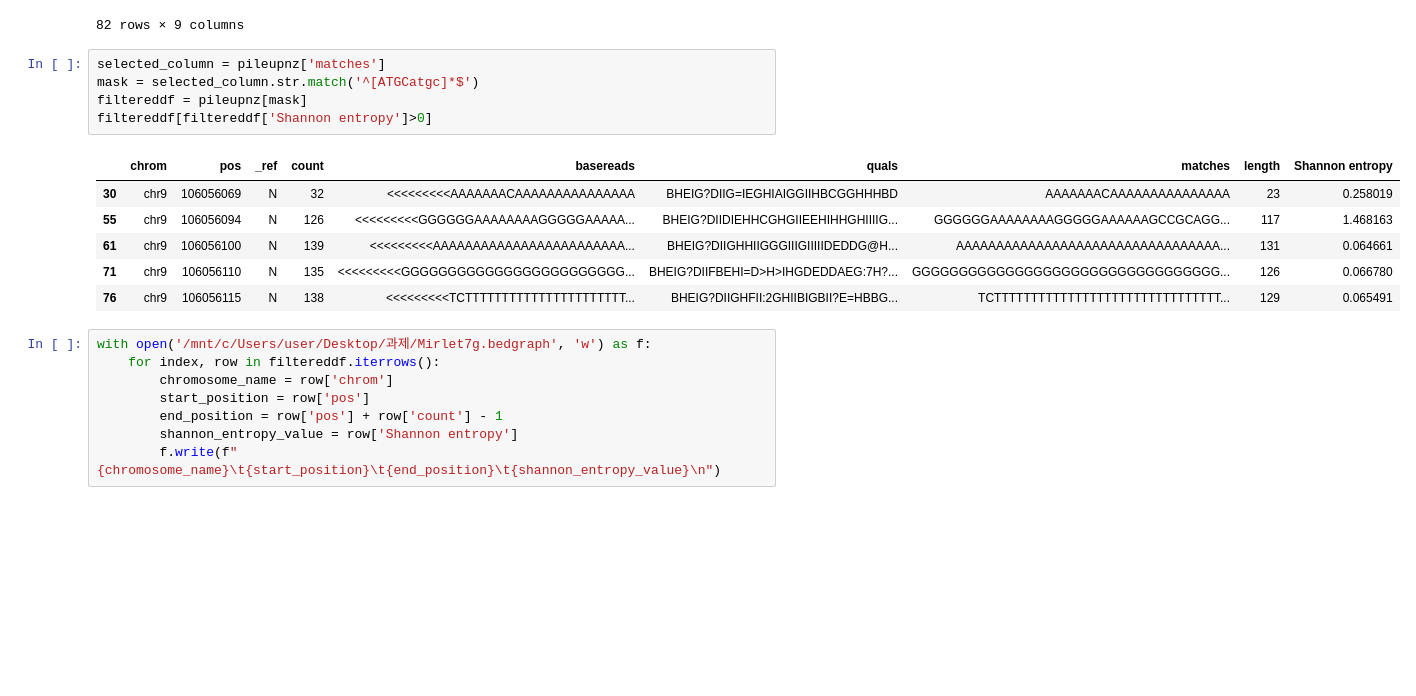
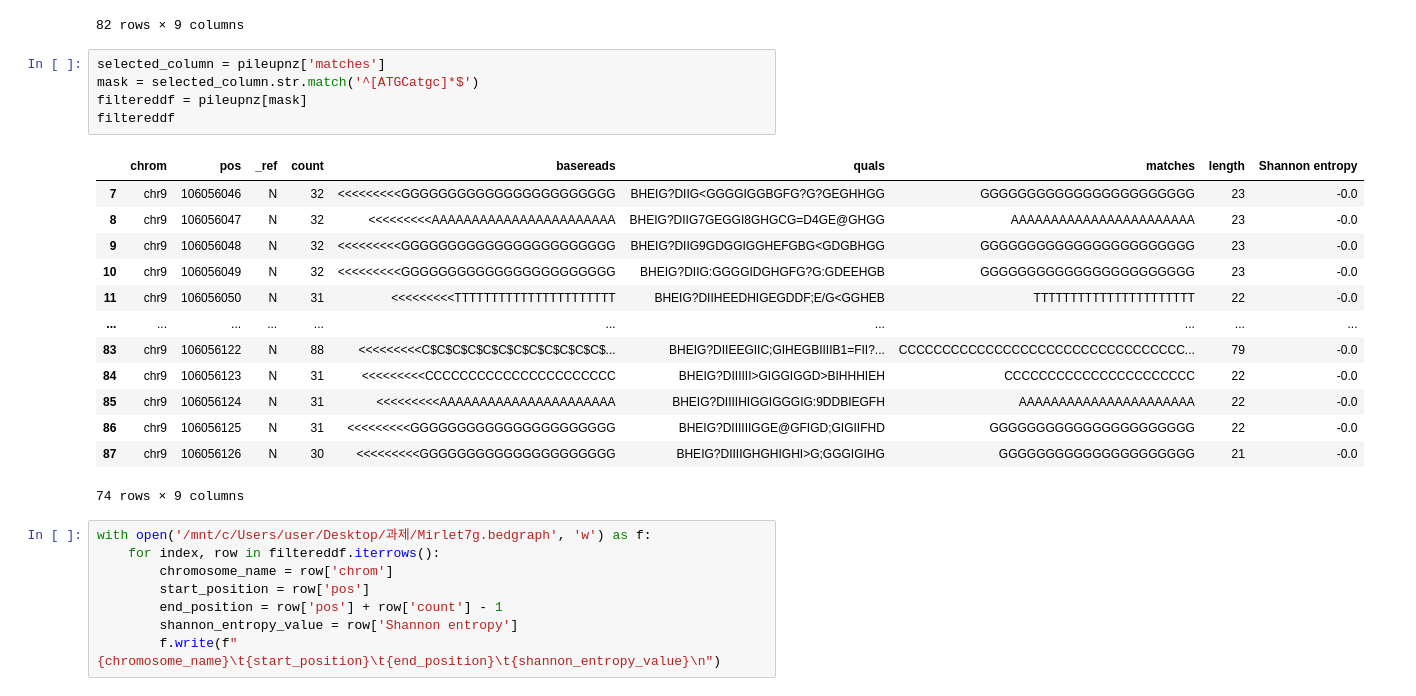
Before and after one commit to EunjinKwon/2024-Bioinformatics, a Jupyter notebook: 과제3.ipynb, the cells around one changed output. Cells and saved outputs as stored; diff of their text form; blank space fills up the shorter version.

```diff
--- a/과제3.ipynb
+++ b/과제3.ipynb
@@ -142,15 +142,22 @@ See the caveats in the documentation: https://pandas.pydata.org/pandas-docs/stab
 # %%
 selected_column = pileupnz['matches']
 mask = selected_column.str.match('^[ATGCatgc]*$')
 filtereddf = pileupnz[mask]
-filtereddf[filtereddf['Shannon entropy']>0]
+filtereddf
 # %% [output]
 |  | chrom | pos | _ref | count | basereads | quals | matches | length | Shannon entropy |
-| 30 | chr9 | 106056069 | N | 32 | <<<<<<<<<AAAAAAACAAAAAAAAAAAAAAA | BHEIG?DIIG=IEGHIAIGGIIHBCGGHHHBD | AAAAAAACAAAAAAAAAAAAAAA | 23 | 0.258019 |
-| 55 | chr9 | 106056094 | N | 126 | <<<<<<<<<GGGGGGAAAAAAAAGGGGGAAAAA... | BHEIG?DIIDIEHHCGHGIIEEHIHHGHIIIIG... | GGGGGGAAAAAAAAGGGGGAAAAAAGCCGCAGG... | 117 | 1.468163 |
-| 61 | chr9 | 106056100 | N | 139 | <<<<<<<<<AAAAAAAAAAAAAAAAAAAAAAAA... | BHEIG?DIIGHHIIGGGIIIGIIIIIDEDDG@H... | AAAAAAAAAAAAAAAAAAAAAAAAAAAAAAAAA... | 131 | 0.064661 |
-| 71 | chr9 | 106056110 | N | 135 | <<<<<<<<<GGGGGGGGGGGGGGGGGGGGGGGG... | BHEIG?DIIFBEHI=D>H>IHGDEDDAEG:7H?... | GGGGGGGGGGGGGGGGGGGGGGGGGGGGGGGGG... | 126 | 0.066780 |
-| 76 | chr9 | 106056115 | N | 138 | <<<<<<<<<TCTTTTTTTTTTTTTTTTTTTTTT... | BHEIG?DIIGHFII:2GHIIBIGBII?E=HBBG... | TCTTTTTTTTTTTTTTTTTTTTTTTTTTTTTTT... | 129 | 0.065491 |
+| 7 | chr9 | 106056046 | N | 32 | <<<<<<<<<GGGGGGGGGGGGGGGGGGGGGGG | BHEIG?DIIG<GGGGIGGBGFG?G?GEGHHGG | GGGGGGGGGGGGGGGGGGGGGGG | 23 | -0.0 |
+| 8 | chr9 | 106056047 | N | 32 | <<<<<<<<<AAAAAAAAAAAAAAAAAAAAAAA | BHEIG?DIIG7GEGGI8GHGCG=D4GE@GHGG | AAAAAAAAAAAAAAAAAAAAAAA | 23 | -0.0 |
+| 9 | chr9 | 106056048 | N | 32 | <<<<<<<<<GGGGGGGGGGGGGGGGGGGGGGG | BHEIG?DIIG9GDGGIGGHEFGBG<GDGBHGG | GGGGGGGGGGGGGGGGGGGGGGG | 23 | -0.0 |
+| 10 | chr9 | 106056049 | N | 32 | <<<<<<<<<GGGGGGGGGGGGGGGGGGGGGGG | BHEIG?DIIG:GGGGIDGHGFG?G:GDEEHGB | GGGGGGGGGGGGGGGGGGGGGGG | 23 | -0.0 |
+| 11 | chr9 | 106056050 | N | 31 | <<<<<<<<<TTTTTTTTTTTTTTTTTTTTTT | BHEIG?DIIHEEDHIGEGDDF;E/G<GGHEB | TTTTTTTTTTTTTTTTTTTTTT | 22 | -0.0 |
+| ... | ... | ... | ... | ... | ... | ... | ... | ... | ... |
+| 83 | chr9 | 106056122 | N | 88 | <<<<<<<<<C$C$C$C$C$C$C$C$C$C$C$C$... | BHEIG?DIIEEGIIC;GIHEGBIIIIB1=FII?... | CCCCCCCCCCCCCCCCCCCCCCCCCCCCCCCCC... | 79 | -0.0 |
+| 84 | chr9 | 106056123 | N | 31 | <<<<<<<<<CCCCCCCCCCCCCCCCCCCCCC | BHEIG?DIIIIII>GIGGIGGD>BIHHHIEH | CCCCCCCCCCCCCCCCCCCCCC | 22 | -0.0 |
+| 85 | chr9 | 106056124 | N | 31 | <<<<<<<<<AAAAAAAAAAAAAAAAAAAAAA | BHEIG?DIIIIHIGGIGGGIG:9DDBIEGFH | AAAAAAAAAAAAAAAAAAAAAA | 22 | -0.0 |
+| 86 | chr9 | 106056125 | N | 31 | <<<<<<<<<GGGGGGGGGGGGGGGGGGGGGG | BHEIG?DIIIIIIGGE@GFIGD;GIGIIFHD | GGGGGGGGGGGGGGGGGGGGGG | 22 | -0.0 |
+| 87 | chr9 | 106056126 | N | 30 | <<<<<<<<<GGGGGGGGGGGGGGGGGGGGG | BHEIG?DIIIIGHGHIGHI>G;GGGIGIHG | GGGGGGGGGGGGGGGGGGGGG | 21 | -0.0 |
+74 rows × 9 columns
 # %%
 with open('/mnt/c/Users/user/Desktop/과제/Mirlet7g.bedgraph', 'w') as f:
     for index, row in filtereddf.iterrows():
```
Also changed, not shown: parts of 10 cells of this notebook.
